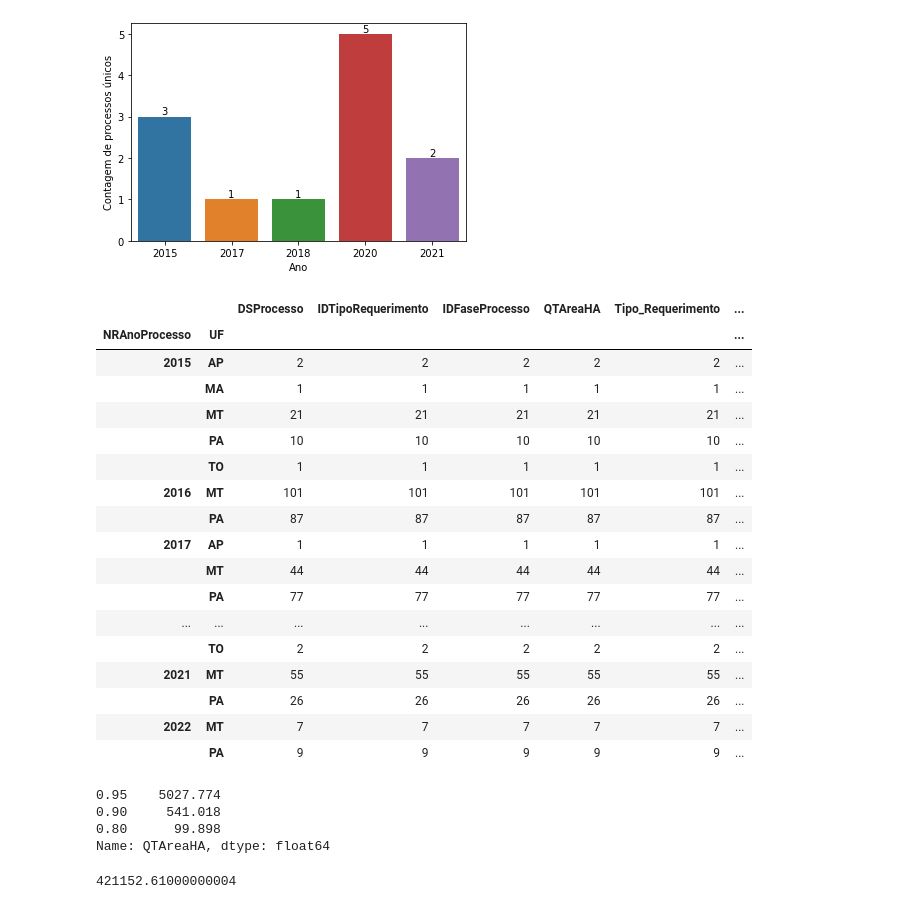
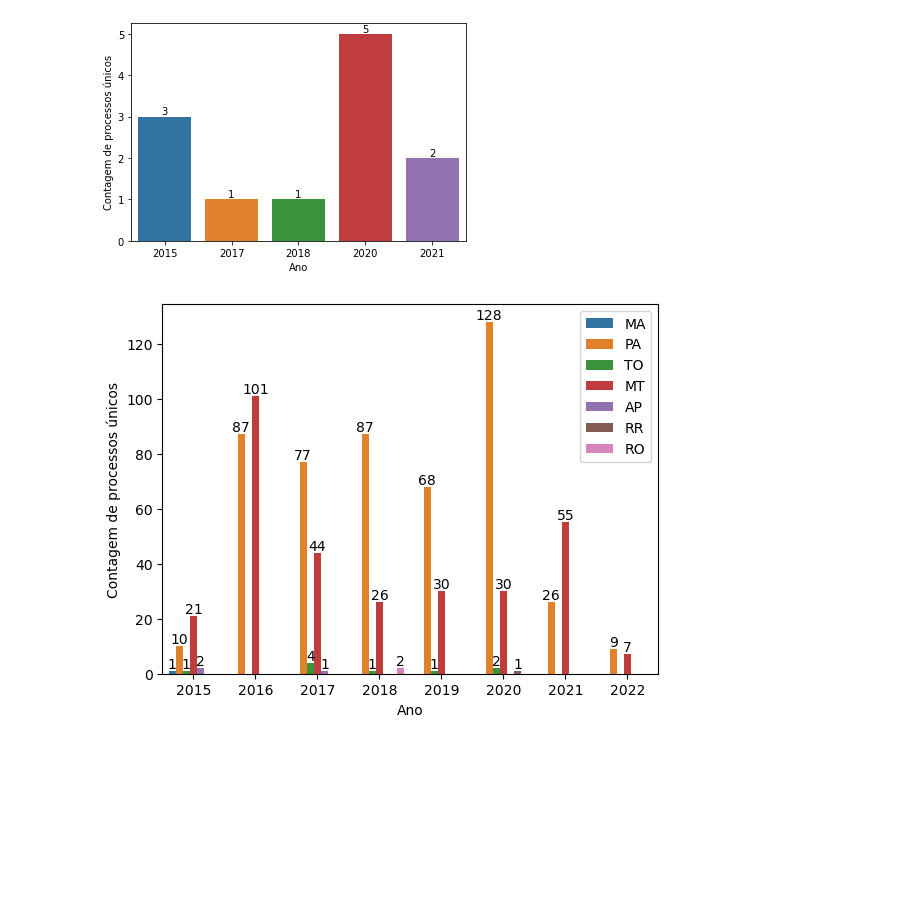
Before and after one commit to EduMinsky/GoldMiningAnalysis, a Jupyter notebook: Analise_Mineracao_Depth.ipynb, the cells around one changed output. Drawn from its saved outputs; the diff is of its cells as text; code cells hidden in the pictures; blank space fills up the shorter version.

```diff
--- a/Analise_Mineracao_Depth.ipynb
+++ b/Analise_Mineracao_Depth.ipynb
@@ -956,11 +996,11 @@ from collections import ChainMap
 pd.set_option('display.max_columns', None)
 # %%
 #Lendo as planilhas:
-processo_sub = pd.read_table('C:\\Users\\napcc\\Dropbox (CPI)\\EduardoMinsky\\Dados_Mineracao\\ProcessoSubstancia.xls', sep=',')
-processo = pd.read_table("C:\\Users\\napcc\\Dropbox (CPI)\\EduardoMinsky\\Dados_Mineracao\\Processo.xls", sep=',')
-evento = pd.read_table("C:\\Users\\napcc\\Dropbox (CPI)\\EduardoMinsky\\Dados_Mineracao\\ProcessoEvento.xls", sep=',')
-mun = pd.read_table("C:\\Users\\napcc\\Dropbox (CPI)\\EduardoMinsky\\Dados_Mineracao\\ProcessoMunicipio.xls", sep=',')
-pessoa = pd.read_table("C:\\Users\\napcc\\Dropbox (CPI)\\EduardoMinsky\\Dados_Mineracao\\ProcessoPessoa.xls", sep=',')
+processo_sub = pd.read_table('ProcessoSubstancia.csv', sep=',')
+processo = pd.read_table("Processo.csv", sep=',')
+evento = pd.read_table("ProcessoEvento.csv", sep=',')
+mun = pd.read_table("ProcessoMunicipio.csv", sep=',')
+pessoa = pd.read_table("ProcessoPessoa.csv", sep=',')
 # %% [markdown]
 ### Vamos iniciar a análise filtrando os processos que estão nos estados da amaz. legal. Para isso, vamos usar a base de municípios!
 # %%
@@ -1630,36 +1672,14 @@ plt.savefig('count_plot_SEM 1402_UF.png', dpi=300)
 # %% [output]
 [figure]
 # %%
-df_final_concat.groupby(['NRAnoProcesso','UF']).count()
+#Plot Contagem de processos por ano e UF
+import seaborn as sns
+import matplotlib.pyplot as plt
+ax = sns.countplot(x ='NRAnoProcesso', data = df_final_concat,hue='UF')
+for container in ax.containers:
+    ax.bar_label(container)
+ax.set(xlabel='Ano', ylabel='Contagem de processos únicos')
+plt.legend(loc='upper right')
+plt.savefig('count_plot_1402_UF.png', dpi=300)
 # %% [output]
-|  |  | DSProcesso | IDTipoRequerimento | IDFaseProcesso | QTAreaHA | Tipo_Requerimento | ... |
-| NRAnoProcesso | UF |  |  |  |  |  | ... |
-| 2015 | AP | 2 | 2 | 2 | 2 | 2 | ... |
-|  | MA | 1 | 1 | 1 | 1 | 1 | ... |
-|  | MT | 21 | 21 | 21 | 21 | 21 | ... |
-|  | PA | 10 | 10 | 10 | 10 | 10 | ... |
-|  | TO | 1 | 1 | 1 | 1 | 1 | ... |
-| 2016 | MT | 101 | 101 | 101 | 101 | 101 | ... |
-|  | PA | 87 | 87 | 87 | 87 | 87 | ... |
-| 2017 | AP | 1 | 1 | 1 | 1 | 1 | ... |
-|  | MT | 44 | 44 | 44 | 44 | 44 | ... |
-|  | PA | 77 | 77 | 77 | 77 | 77 | ... |
-| ... | ... | ... | ... | ... | ... | ... | ... |
-|  | TO | 2 | 2 | 2 | 2 | 2 | ... |
-| 2021 | MT | 55 | 55 | 55 | 55 | 55 | ... |
-|  | PA | 26 | 26 | 26 | 26 | 26 | ... |
-| 2022 | MT | 7 | 7 | 7 | 7 | 7 | ... |
-|  | PA | 9 | 9 | 9 | 9 | 9 | ... |
+[figure, added]
-# %%
-
-df_final_concat['QTAreaHA'].quantile([0.95,0.90,0.80])
-# %% [output]
-0.95    5027.774
-0.90     541.018
-0.80      99.898
-Name: QTAreaHA, dtype: float64
-# %%
-
-df_final_concat.query('QTAreaHA>541.018')['QTAreaHA'].sum()
-# %% [output]
-421152.61000000004
```
Also changed, not shown: parts of 74 cells of this notebook.
